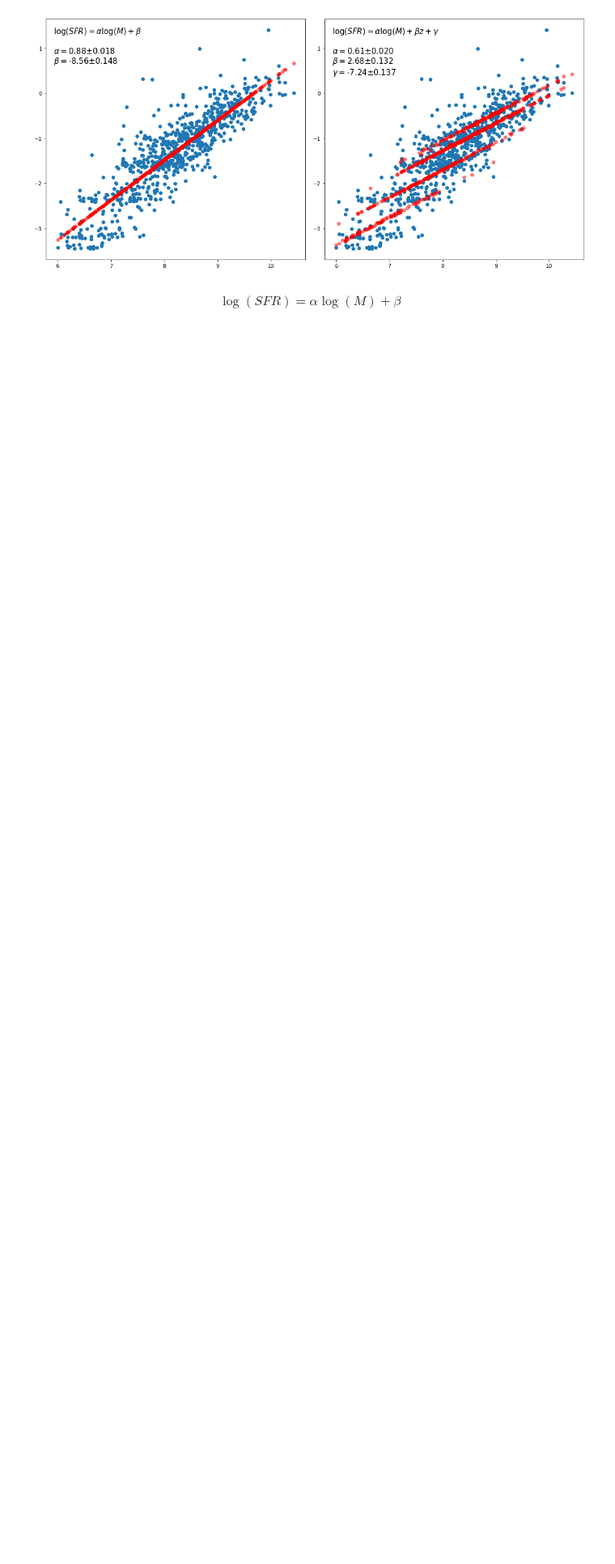
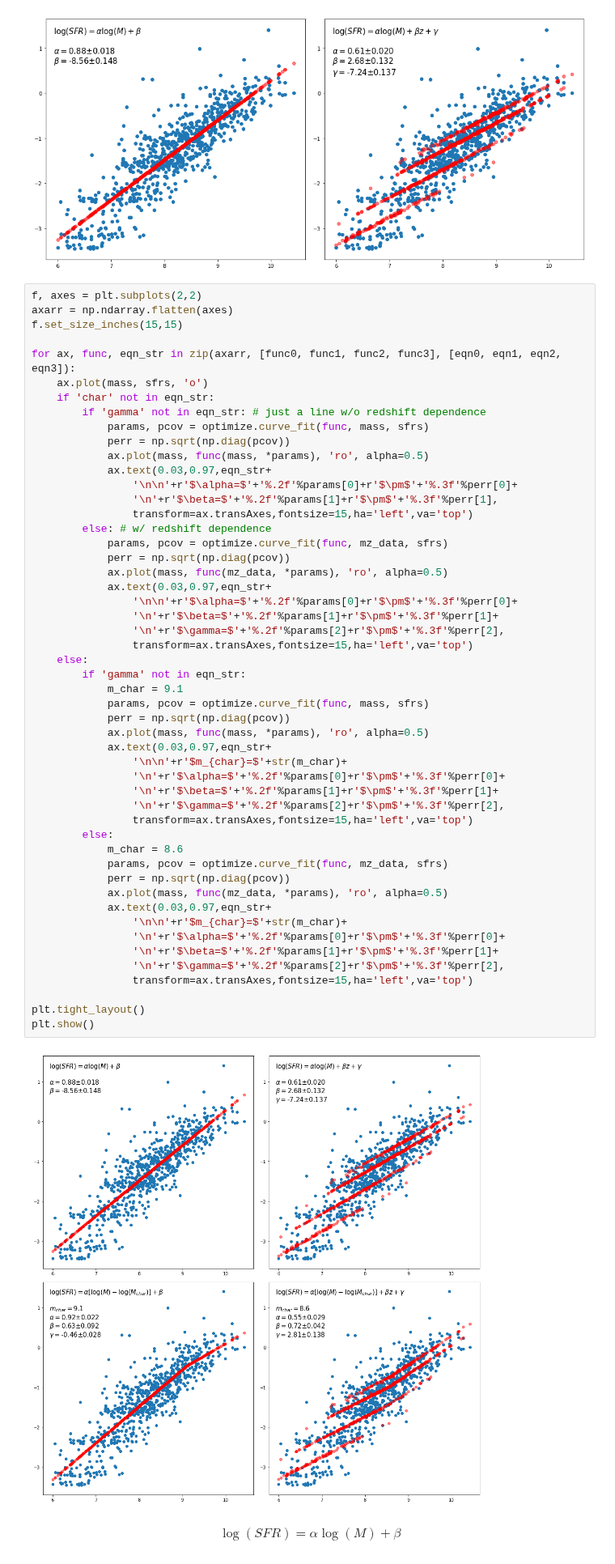
Before and after one commit to kaitshin/LowM_MainSequence, a Jupyter notebook: comparing_models.ipynb, the cells around one changed output. Shown at 81% size. Saved outputs shown, nothing was run; the diff lists cells and outputs as text; blank space fills up the shorter version.

Commit message:
added mchar plots

```diff
--- a/comparing_models.ipynb
+++ b/comparing_models.ipynb
@@ -93,6 +93,59 @@ plt.tight_layout()
 plt.show()
 # %% [output]
 [figure]
+# %%
+f, axes = plt.subplots(2,2)
+axarr = np.ndarray.flatten(axes)
+f.set_size_inches(15,15)
+
+for ax, func, eqn_str in zip(axarr, [func0, func1, func2, func3], [eqn0, eqn1, eqn2, eqn3]):
+    ax.plot(mass, sfrs, 'o')
+    if 'char' not in eqn_str:
+        if 'gamma' not in eqn_str: # just a line w/o redshift dependence
+            params, pcov = optimize.curve_fit(func, mass, sfrs)
+            perr = np.sqrt(np.diag(pcov))
+            ax.plot(mass, func(mass, *params), 'ro', alpha=0.5)
+            ax.text(0.03,0.97,eqn_str+
+                '\n\n'+r'$\alpha=$'+'%.2f'%params[0]+r'$\pm$'+'%.3f'%perr[0]+
+                '\n'+r'$\beta=$'+'%.2f'%params[1]+r'$\pm$'+'%.3f'%perr[1],
+                transform=ax.transAxes,fontsize=15,ha='left',va='top')
+        else: # w/ redshift dependence
+            params, pcov = optimize.curve_fit(func, mz_data, sfrs)
+            perr = np.sqrt(np.diag(pcov))
+            ax.plot(mass, func(mz_data, *params), 'ro', alpha=0.5)
+            ax.text(0.03,0.97,eqn_str+
+                '\n\n'+r'$\alpha=$'+'%.2f'%params[0]+r'$\pm$'+'%.3f'%perr[0]+
+                '\n'+r'$\beta=$'+'%.2f'%params[1]+r'$\pm$'+'%.3f'%perr[1]+
+                '\n'+r'$\gamma=$'+'%.2f'%params[2]+r'$\pm$'+'%.3f'%perr[2],
+                transform=ax.transAxes,fontsize=15,ha='left',va='top')
+    else:
+        if 'gamma' not in eqn_str:
+            m_char = 9.1
+            params, pcov = optimize.curve_fit(func, mass, sfrs)
+            perr = np.sqrt(np.diag(pcov))
+            ax.plot(mass, func(mass, *params), 'ro', alpha=0.5)
+            ax.text(0.03,0.97,eqn_str+
+                '\n\n'+r'$m_{char}=$'+str(m_char)+
+                '\n'+r'$\alpha=$'+'%.2f'%params[0]+r'$\pm$'+'%.3f'%perr[0]+
+                '\n'+r'$\beta=$'+'%.2f'%params[1]+r'$\pm$'+'%.3f'%perr[1]+
+                '\n'+r'$\gamma=$'+'%.2f'%params[2]+r'$\pm$'+'%.3f'%perr[2],
+                transform=ax.transAxes,fontsize=15,ha='left',va='top')
+        else:
+            m_char = 8.6
+            params, pcov = optimize.curve_fit(func, mz_data, sfrs)
+            perr = np.sqrt(np.diag(pcov))
+            ax.plot(mass, func(mz_data, *params), 'ro', alpha=0.5)
+            ax.text(0.03,0.97,eqn_str+
+                '\n\n'+r'$m_{char}=$'+str(m_char)+
+                '\n'+r'$\alpha=$'+'%.2f'%params[0]+r'$\pm$'+'%.3f'%perr[0]+
+                '\n'+r'$\beta=$'+'%.2f'%params[1]+r'$\pm$'+'%.3f'%perr[1]+
+                '\n'+r'$\gamma=$'+'%.2f'%params[2]+r'$\pm$'+'%.3f'%perr[2],
+                transform=ax.transAxes,fontsize=15,ha='left',va='top')
+
+plt.tight_layout()
+plt.show()
+# %% [output]
+[figure, added]
 # %% [markdown]
 $$\log(SFR) = \alpha \log(M) + \beta$$
 # %%
```
